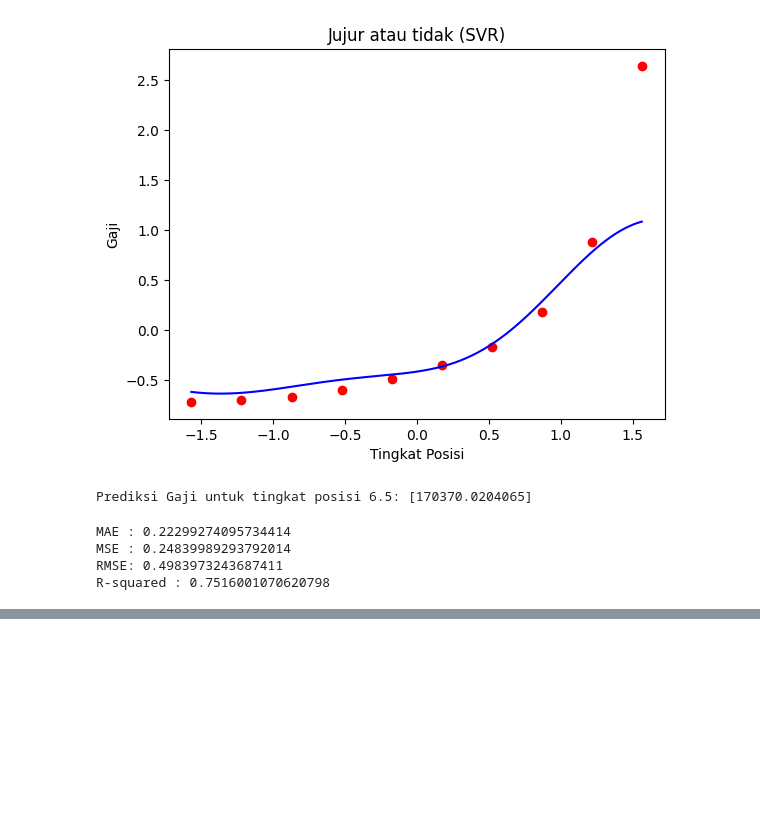
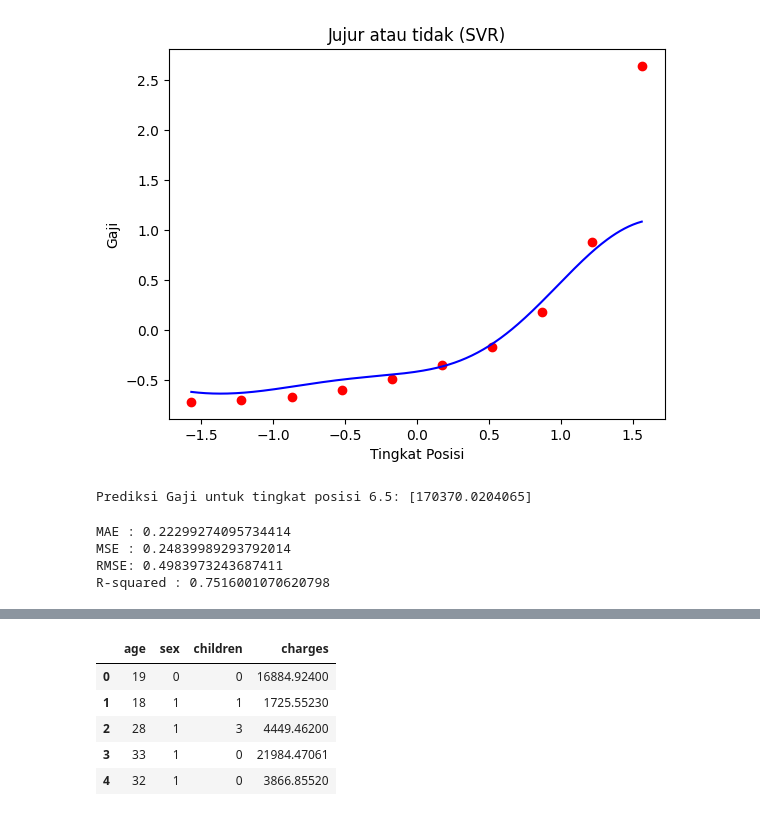
Before and after one commit to Saonoke/machine-learning-2024, a Jupyter notebook: week3.ipynb, the cells around one changed output, grey strips where cells are left out. Saved outputs shown, nothing was run; the diff lists cells and outputs as text; code cells hidden in the pictures; blank space fills up the shorter version.

```diff
--- a/week3.ipynb
+++ b/week3.ipynb
@@ -358,0 +376,11 @@ R-squared : 0.7516001070620798
+# %%
+# PreProcessing
+data = data[['age','sex','children','charges']]
+data.head()
+# %% [output]
+|  | age | sex | children | charges |
+| 0 | 19 | 0 | 0 | 16884.92400 |
+| 1 | 18 | 1 | 1 | 1725.55230 |
+| 2 | 28 | 1 | 3 | 4449.46200 |
+| 3 | 33 | 1 | 0 | 21984.47061 |
+| 4 | 32 | 1 | 0 | 3866.85520 |
```
Also changed, not shown: parts of 5 cells of this notebook.
